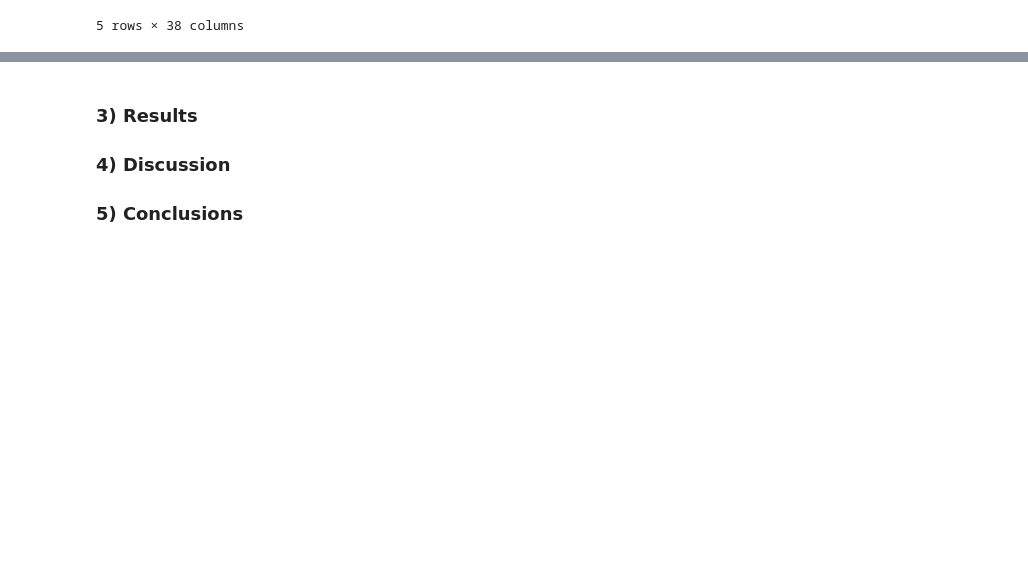
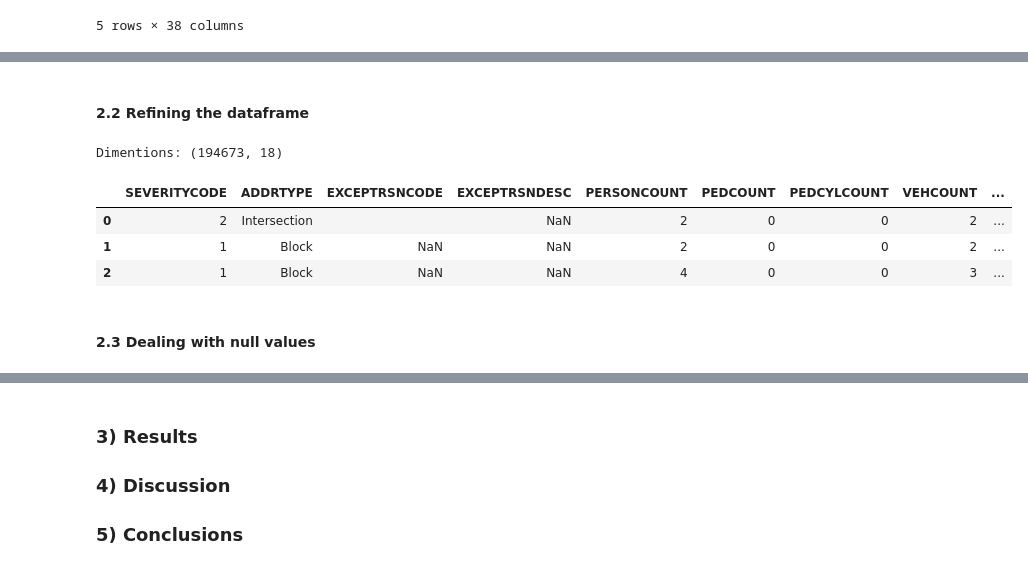
Before and after one commit to michaelrodgam/Coursera_Capstone, a Jupyter notebook: Data_Science Final_Project Notebook.ipynb, the cells around one changed output, grey strips where cells are left out. Cells and saved outputs as stored; diff of their text form; code cells hidden in the pictures; blank space fills up the shorter version.

```diff
--- a/Data_Science Final_Project Notebook.ipynb
+++ b/Data_Science Final_Project Notebook.ipynb
@@ -41,0 +62,20 @@ df.head()
+# %% [markdown]
+<h4>2.2 Refining the dataframe</h4>
+# %%
+#drop unneeded columns, like descriptions already with code counterpart.
+df.drop(['OBJECTID', 'LOCATION', 'INCKEY', 'COLDETKEY','INTKEY', 'STATUS', 'REPORTNO', 'SEVERITYDESC', 'SEVERITYCODE.1', 'COLLISIONTYPE','INCDTTM','SDOT_COLCODE','SDOT_COLDESC','ST_COLDESC','SDOTCOLNUM', 'ST_COLCODE', 'CROSSWALKKEY', 'SEGLANEKEY'], axis=1, inplace=True)
+
+#for now I'm not going to use X, Y. Maybe in the end to make a choropleth map of Seattle.
+df.drop(['X', 'Y'], axis= 1, inplace= True)
+
+#new df
+print("Dimensions:", df.shape)
+df.head(3)
+# %% [output]
+Dimentions: (194673, 18)
+|  | SEVERITYCODE | ADDRTYPE | EXCEPTRSNCODE | EXCEPTRSNDESC | PERSONCOUNT | PEDCOUNT | PEDCYLCOUNT | VEHCOUNT | ... |
+| 0 | 2 | Intersection |  | NaN | 2 | 0 | 0 | 2 | ... |
+| 1 | 1 | Block | NaN | NaN | 2 | 0 | 0 | 2 | ... |
+| 2 | 1 | Block | NaN | NaN | 4 | 0 | 0 | 3 | ... |
+# %% [markdown]
+<h4>2.3 Dealing with null values</h4>
```
Also changed, not shown: parts of 16 cells of this notebook.
